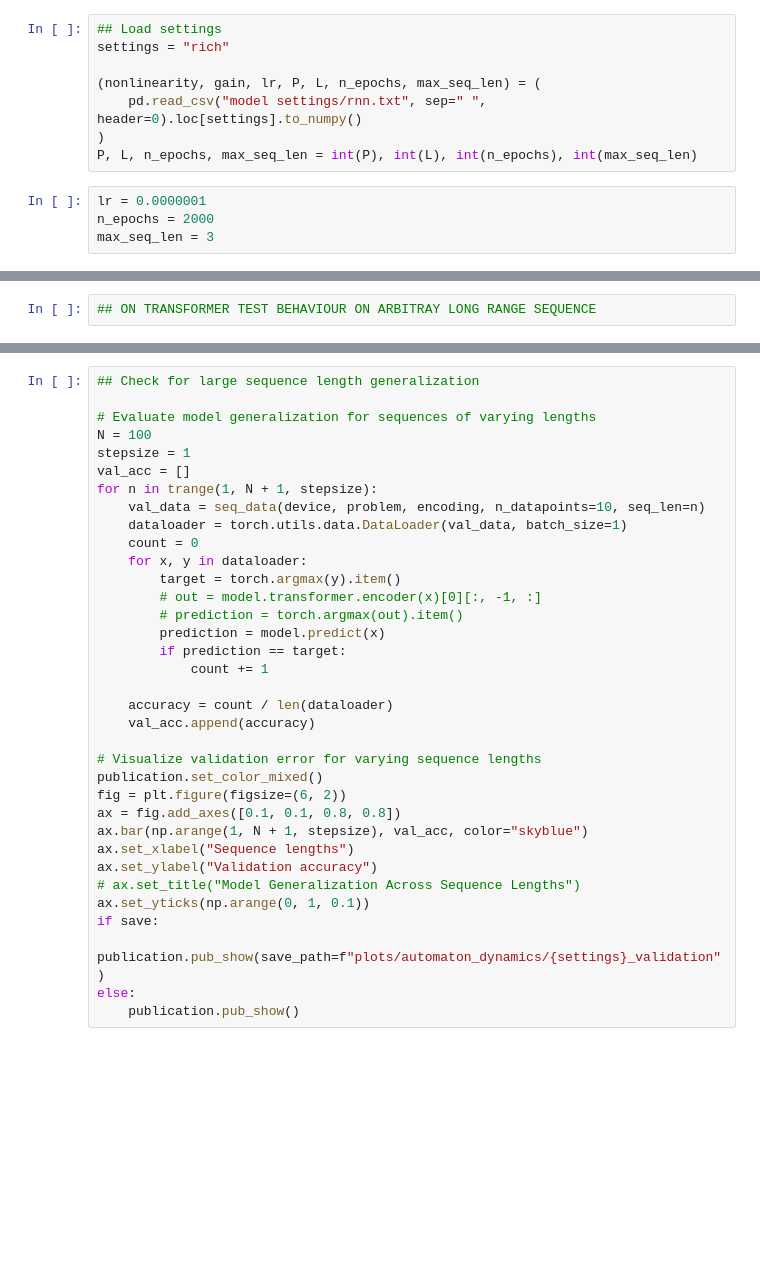
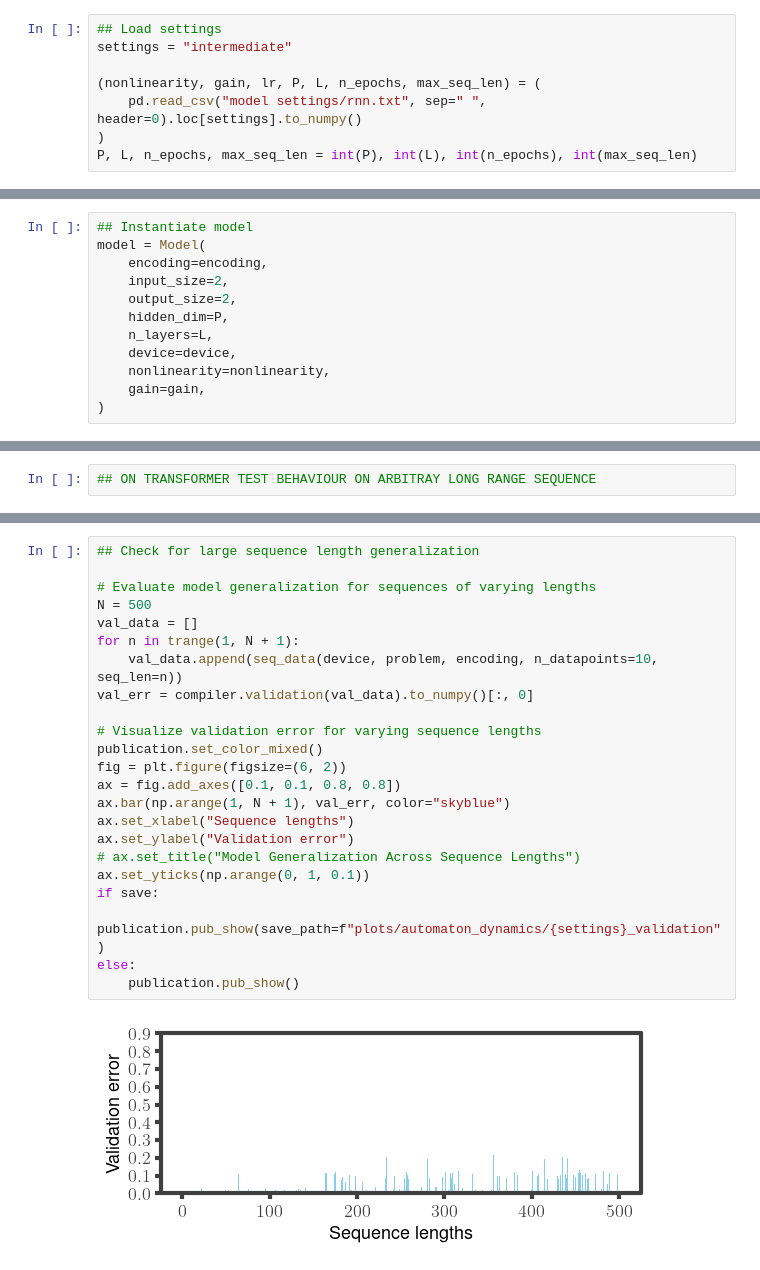
Before and after one commit to loekvanrossem/rnn_structure, a Jupyter notebook: parity/transformer.ipynb, the cells around one changed output, grey strips where cells are left out. Cells and saved outputs as stored; diff of their text form; blank space fills up the shorter version.

```diff
--- a/parity/transformer.ipynb
+++ b/parity/transformer.ipynb
@@ -43,13 +50,9 @@ GPU is available
 save = False
 # %%
 ## Load settings
-settings = "rich"
+settings = "intermediate"
 
 (nonlinearity, gain, lr, P, L, n_epochs, max_seq_len) = (
     pd.read_csv("model settings/rnn.txt", sep=" ", header=0).loc[settings].to_numpy()
 )
 P, L, n_epochs, max_seq_len = int(P), int(L), int(n_epochs), int(max_seq_len)
-# %%
-lr = 0.0000001
-n_epochs = 2000
-max_seq_len = 3
@@ -223,3 +96,15 @@ model = Transformer(
+# %%
+## Instantiate model
+model = Model(
+    encoding=encoding,
+    input_size=2,
+    output_size=2,
+    hidden_dim=P,
+    n_layers=L,
+    device=device,
+    nonlinearity=nonlinearity,
+    gain=gain,
+)
 # %%
 ## Setup compiler
 criterion = nn.MSELoss()
@@ -369,35 +194,25 @@ else:
 # %%
 ## Check for large sequence length generalization
 
 # Evaluate model generalization for sequences of varying lengths
-N = 100
-stepsize = 1
-val_acc = []
-for n in trange(1, N + 1, stepsize):
-    val_data = seq_data(device, problem, encoding, n_datapoints=10, seq_len=n)
-    dataloader = torch.utils.data.DataLoader(val_data, batch_size=1)
-    count = 0
-    for x, y in dataloader:
-        target = torch.argmax(y).item()
-        # out = model.transformer.encoder(x)[0][:, -1, :]
-        # prediction = torch.argmax(out).item()
-        prediction = model.predict(x)
-        if prediction == target:
-            count += 1
-
-    accuracy = count / len(dataloader)
-    val_acc.append(accuracy)
+N = 500
+val_data = []
+for n in trange(1, N + 1):
+    val_data.append(seq_data(device, problem, encoding, n_datapoints=10, seq_len=n))
+val_err = compiler.validation(val_data).to_numpy()[:, 0]
 
 # Visualize validation error for varying sequence lengths
 publication.set_color_mixed()
 fig = plt.figure(figsize=(6, 2))
 ax = fig.add_axes([0.1, 0.1, 0.8, 0.8])
-ax.bar(np.arange(1, N + 1, stepsize), val_acc, color="skyblue")
+ax.bar(np.arange(1, N + 1), val_err, color="skyblue")
 ax.set_xlabel("Sequence lengths")
-ax.set_ylabel("Validation accuracy")
+ax.set_ylabel("Validation error")
 # ax.set_title("Model Generalization Across Sequence Lengths")
 ax.set_yticks(np.arange(0, 1, 0.1))
 if save:
     publication.pub_show(save_path=f"plots/automaton_dynamics/{settings}_validation")
 else:
     publication.pub_show()
+# %% [output]
+[figure, added]
```
Also changed, not shown: parts of 28 cells of this notebook, 11 other files.
